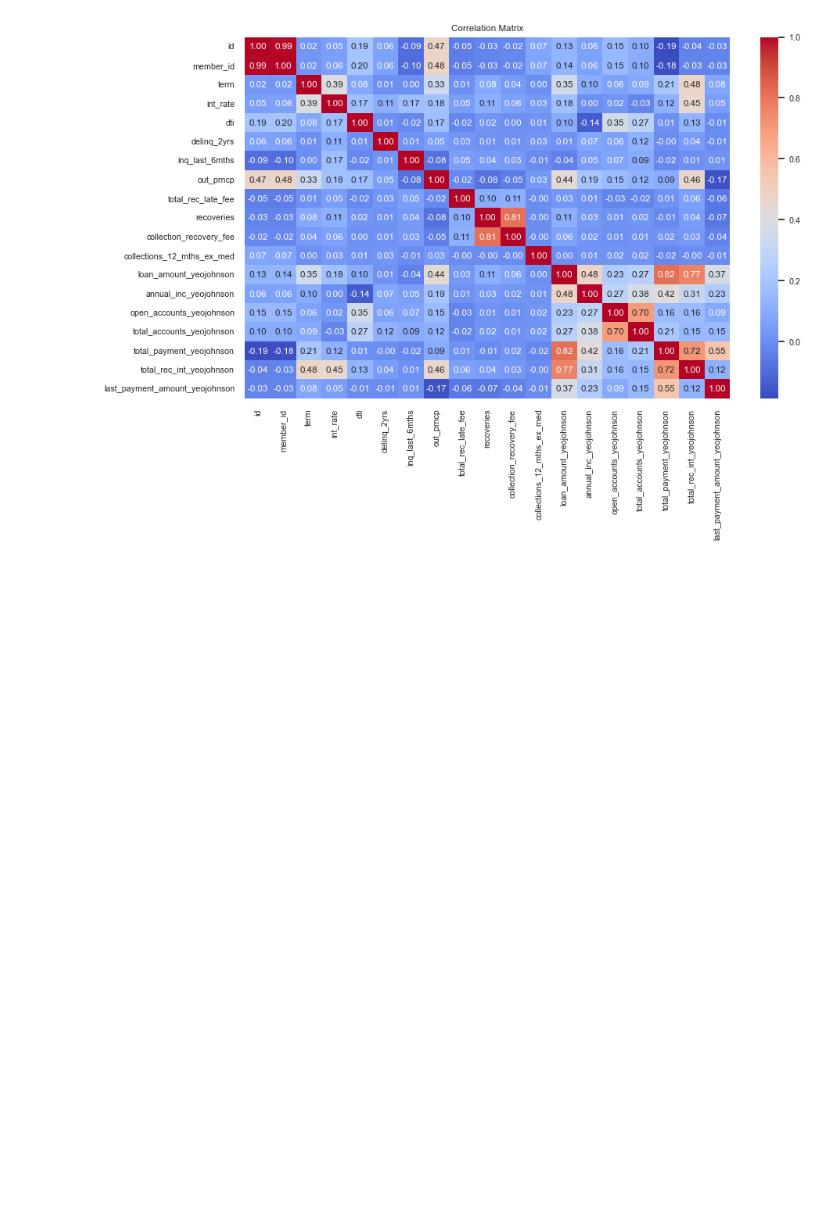
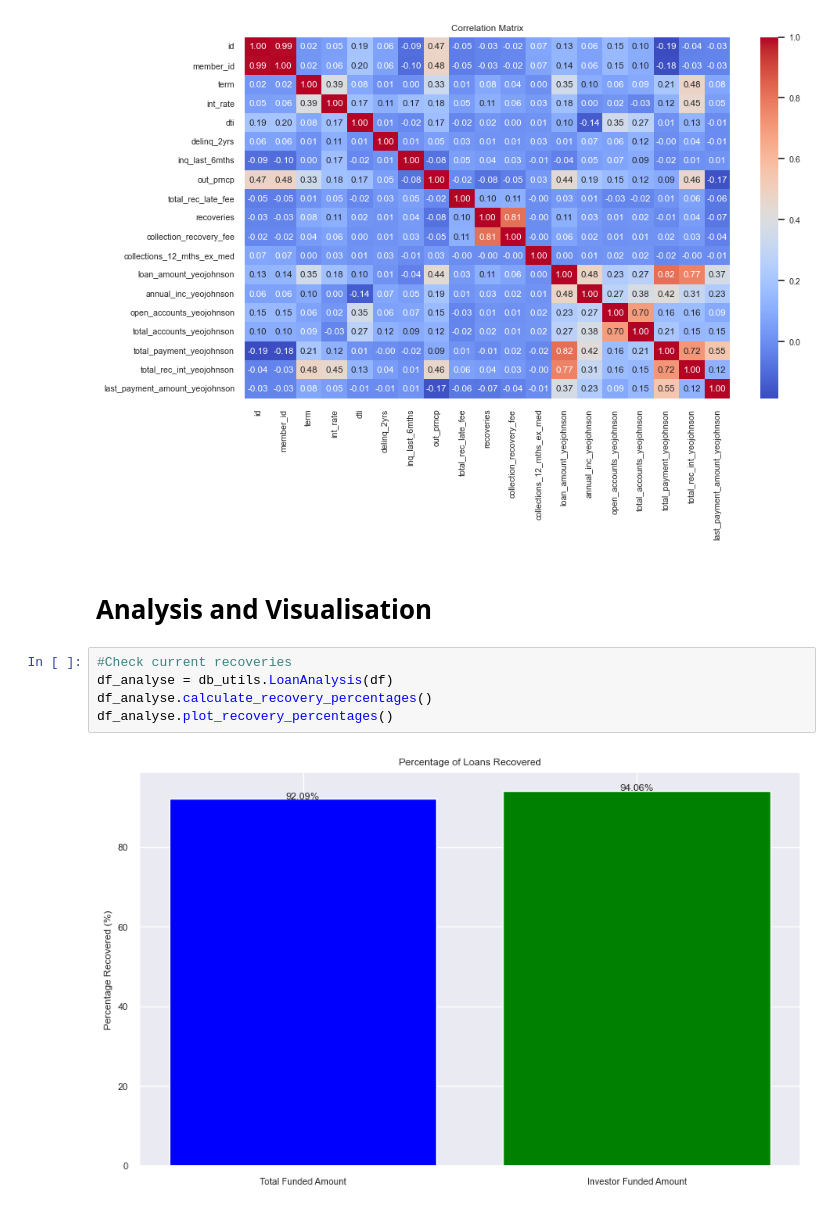
Before and after one commit to bc319IC/Exploratory_Data_Analysis-Customer_Loans_in_Finance, a Jupyter notebook: customer_loans.ipynb, the cells around one changed output. Drawn from its saved outputs; the diff is of its cells as text; blank space fills up the shorter version.

```diff
--- a/customer_loans.ipynb
+++ b/customer_loans.ipynb
@@ -397,3 +400,12 @@ Removed columns: ['out_prncp_inv', 'funded_amount_yeojohnson', 'funded_amount_in
 norm_df_plot.visualise_correlation_matrix()
 # %% [output]
 [figure]
+# %% [markdown]
+# Analysis and Visualisation
+# %%
+#Check current recoveries
+df_analyse = db_utils.LoanAnalysis(df)
+df_analyse.calculate_recovery_percentages()
+df_analyse.plot_recovery_percentages()
+# %% [output]
+[figure, added]
```
Also changed, not shown: parts of 9 cells of this notebook, 2 other files.
